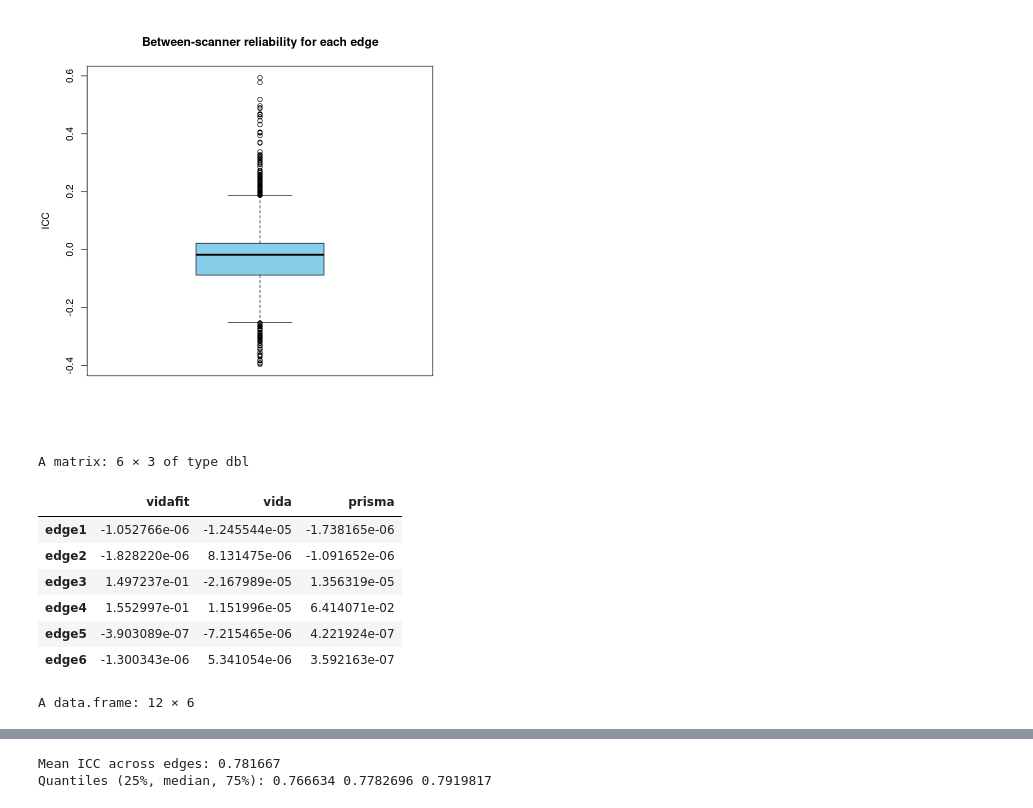
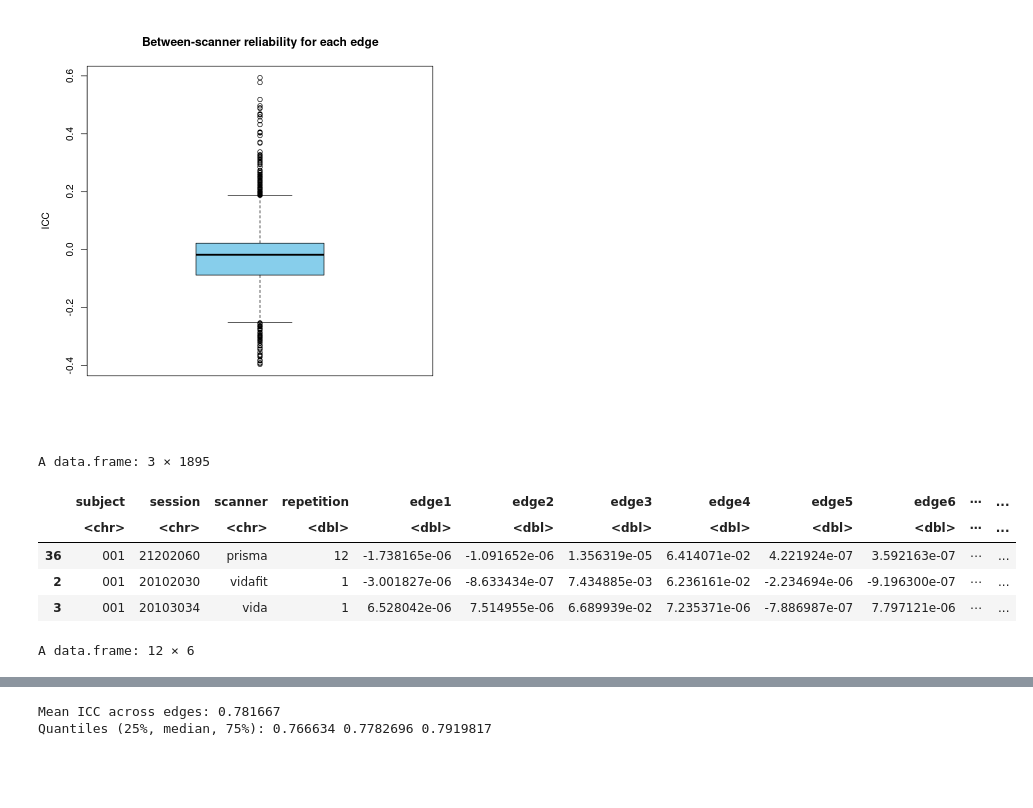
Before and after one commit to celprov/hcph-sops, a Jupyter notebook: docs/analysis/icc.ipynb, the cells around one changed output, grey strips where cells are left out. Drawn from its saved outputs; the diff is of its cells as text; code cells hidden in the pictures; blank space fills up the shorter version.

Commit message:
enh: bootstrap between-scanner ICC estimation to estimate the reliability for all possible trios of repetition (prisma rep1,vidafit rep1, vida rep1; 1,1,2; 1,2,1; ...)

```diff
--- a/docs/analysis/icc.ipynb
+++ b/docs/analysis/icc.ipynb
@@ -201,26 +211,51 @@ Median ICC across edges: -0.01757463
 # %%
 icc_results <- data.frame(variability_type = character(), task = character(), scanner = character(), repetition = numeric(), ICC = numeric(), summary_statistics = character(), stringsAsFactors = FALSE)
 
-for (rep in unique(df_fc$repetition)) {
-    df_rep <- df_fc[df_fc$repetition == rep, ]
-    # Keep only the edge and session columns
-    colnames <- df_rep$scanner
-    df_rep <- t(df_rep[, edge_keys])
-    colnames(df_rep) <- colnames
-    # Compute ICC(2,1) for this edge
-    icc_val <- icc(df_rep, model = "twoway", type = "agreement", unit = "single")$value
-    icc_results <- rbind(icc_results, data.frame(variability_type = "between-scanner", task="rest", scanner=NA, repetition = rep, ICC = icc_val, summary_statistic = NA))
+# Iterate over all possible combinations of repetition numbers for the 3 scanners
+scanners <- unique(df_fc$scanner)
+for (rep1 in unique(df_fc$repetition)) {
+  for (rep2 in unique(df_fc$repetition)) {
+    for (rep3 in unique(df_fc$repetition)) {
+
+        # Extract that permutation of repetitions
+        reps <- c(rep1, rep2, rep3)
+        df_rep <- data.frame()
+        for (i in 1:3) {
+          df_one <- subset(df_fc, scanner == scanners[i] & repetition == reps[i])
+          df_rep <- rbind(df_rep, df_one)
+        }
+
+        # Keep only the edge column and trasnpose the dataframe
+        df_edges <- t(df_rep[, edge_keys])  # rows: edges, cols: scanners
+        colnames(df_edges) <- scanners
+
+        # Compute ICC(2,1)
+        icc_val <- icc(df_edges, model = "twoway", type = "agreement", unit = "single")$value
+
+        # Store the results
+        icc_results <- rbind(
+            icc_results,
+            data.frame(
+            variability_type = "between-scanner",
+            task = "rest",
+            scanner = NA,
+            repetition = paste0(rep1, "-", rep2, "-", rep3),
+            ICC = icc_val,
+            summary_statistic = NA
+            )
+        )
+
+    }
+  }
 }
 head(df_rep)
 icc_results
 # %% [output]
-A matrix: 6 × 3 of type dbl
+A data.frame: 3 × 1895
-|  | vidafit | vida | prisma |
-| edge1 | -1.052766e-06 | -1.245544e-05 | -1.738165e-06 |
-| edge2 | -1.828220e-06 | 8.131475e-06 | -1.091652e-06 |
-| edge3 | 1.497237e-01 | -2.167989e-05 | 1.356319e-05 |
-| edge4 | 1.552997e-01 | 1.151996e-05 | 6.414071e-02 |
-| edge5 | -3.903089e-07 | -7.215465e-06 | 4.221924e-07 |
-| edge6 | -1.300343e-06 | 5.341054e-06 | 3.592163e-07 |
+|  | subject | session | scanner | repetition | edge1 | edge2 | edge3 | edge4 | edge5 | edge6 | ⋯ | ... |
+|  | <chr> | <chr> | <chr> | <dbl> | <dbl> | <dbl> | <dbl> | <dbl> | <dbl> | <dbl> | ⋯ | ... |
+| 36 | 001 | 21202060 | prisma | 12 | -1.738165e-06 | -1.091652e-06 | 1.356319e-05 | 6.414071e-02 | 4.221924e-07 | 3.592163e-07 | ⋯ | ... |
+| 2 | 001 | 20102030 | vidafit | 1 | -3.001827e-06 | -8.633434e-07 | 7.434885e-03 | 6.236161e-02 | -2.234694e-06 | -9.196300e-07 | ⋯ | ... |
+| 3 | 001 | 20103034 | vida | 1 | 6.528042e-06 | 7.514955e-06 | 6.689939e-02 | 7.235371e-06 | -7.886987e-07 | 7.797121e-06 | ⋯ | ... |
 A data.frame: 12 × 6
 | variability_type | task | scanner | repetition | ICC | summary_statistic |
```
Also changed, not shown: parts of 4 cells of this notebook.
